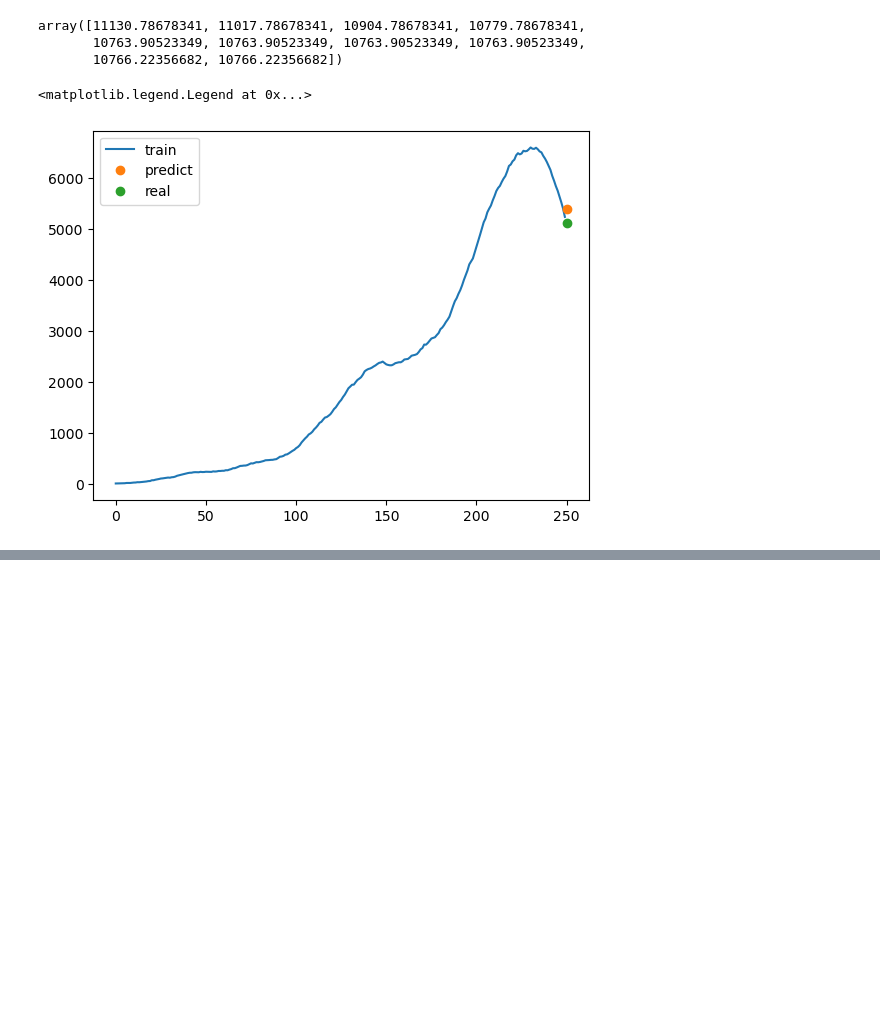
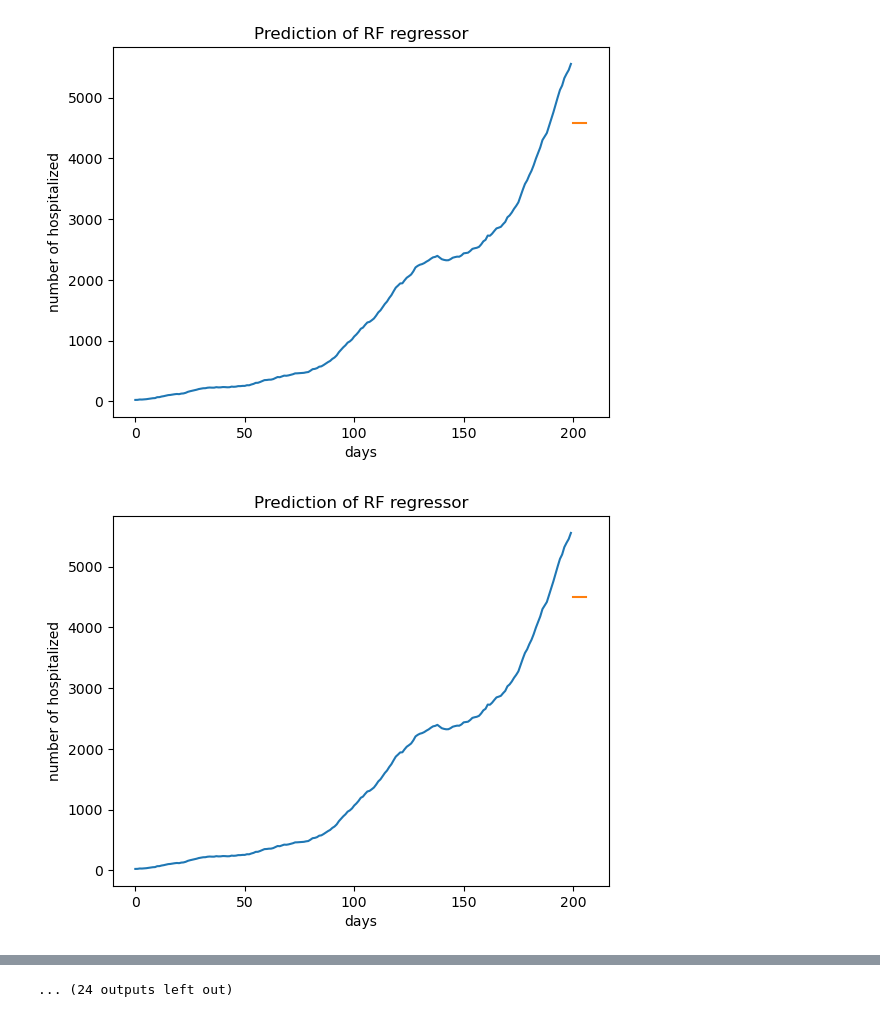
Before and after one commit to gregoirebechade/covid_internship, a Jupyter notebook: 11_Random_Forest_Regression.ipynb, the cells around one changed output, grey strips where cells are left out. Drawn from its saved outputs; the diff is of its cells as text; code cells hidden in the pictures; blank space fills up the shorter version.

```diff
--- a/11_Random_Forest_Regression.ipynb
+++ b/11_Random_Forest_Regression.ipynb
@@ -149,15 +82,16 @@ plt.plot([i + split for i in range(7)], prediction_7_days, label='predict')
-# %%
-last_day, predict
-last_day+predict
-# %% [output]
-array([11130.78678341, 11017.78678341, 10904.78678341, 10779.78678341,
-       10763.90523349, 10763.90523349, 10763.90523349, 10763.90523349,
-       10766.22356682, 10766.22356682])
-# %%
-plt.plot([i for i in range((split))], y_rf[:split], label='train')
-plt.plot([split], predict,'o',  label='predict')
-plt.plot([split], y_rf[split],'o',  label='real')
-plt.legend()
-# %% [output]
-<matplotlib.legend.Legend at 0x...>
-[figure, removed]
+# %%
+for depth in [2, 3, 4, 5, 6, 7]:
+    for n_estim in [10, 20, 50, 100, 150, 200]:
+        rf=RandomForestRegressor(max_depth=depth,  n_estimators=n_estim)
+        rf.fit(datatrain, y_train)
+
+        plt.plot(y_train)
+
+        plt.plot([i for i in range(len(y_train), len(y_train)+7)], predict_model(rf, datatrain, y_train,  7), label='predict')
+        plt.title('Prediction of RF regressor')
+        plt.xlabel('days')
+        plt.ylabel('number of hospitalized')
+        plt.show()
+# %% [output]
+[figure, added]
+[figure, added]
@@ -163,0 +108 @@ plt.legend()
+... (24 outputs left out)
```
Also changed, not shown: parts of 14 cells of this notebook, 3 other files.
